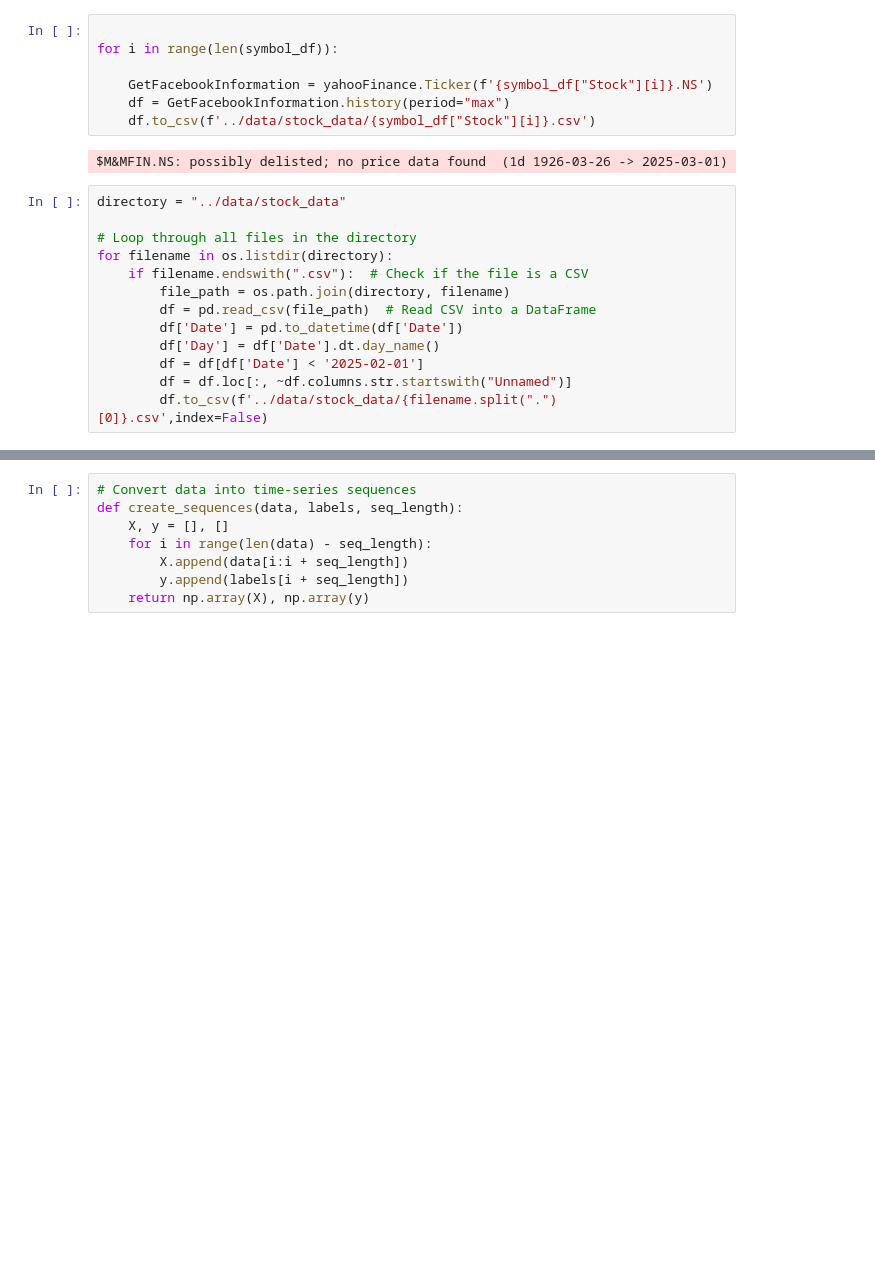
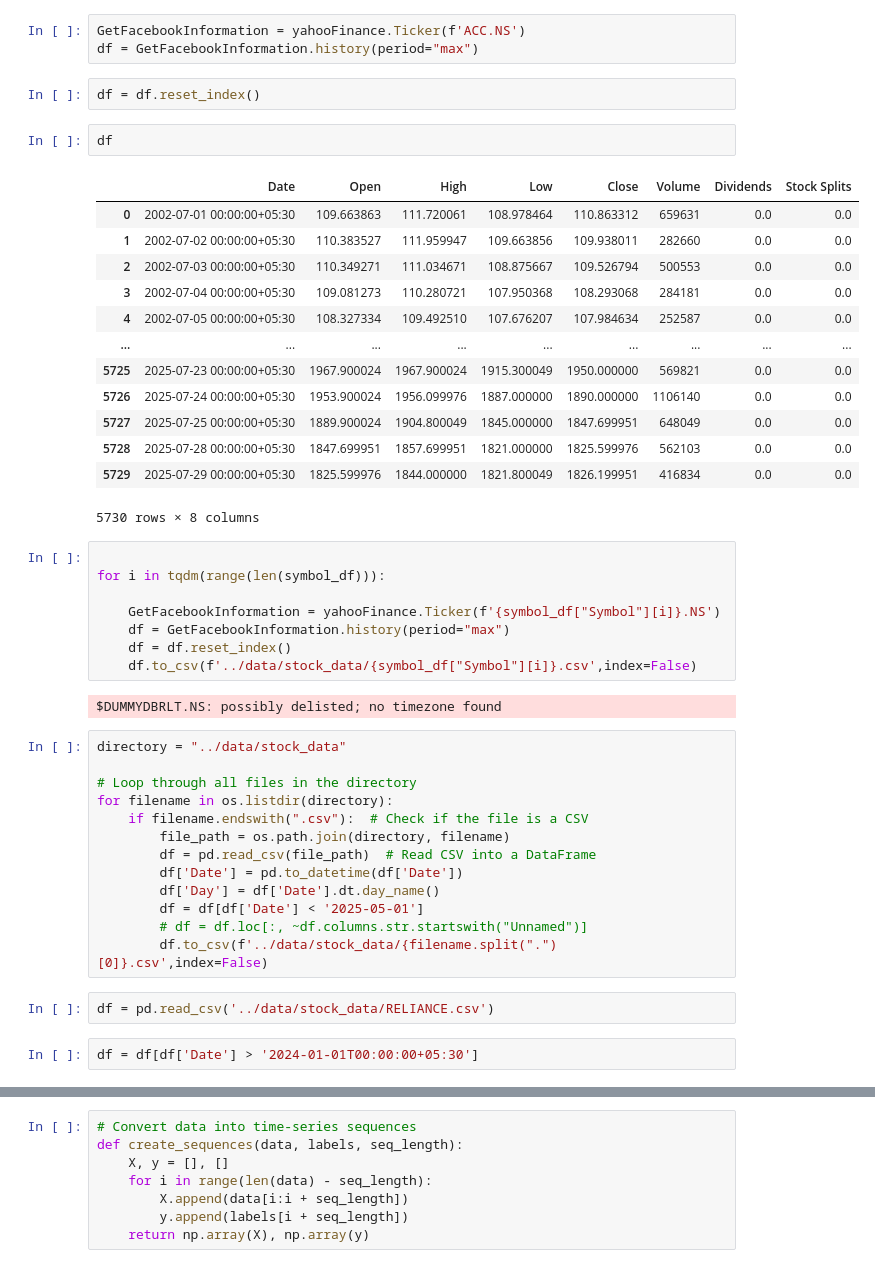
Before and after one commit to sachin27b/ML_Trading, a Jupyter notebook: notebook/pipeline.ipynb, the cells around one changed output, grey strips where cells are left out. Cells and saved outputs as stored; diff of their text form; blank space fills up the shorter version.

```diff
--- a/notebook/pipeline.ipynb
+++ b/notebook/pipeline.ipynb
@@ -23,12 +32,34 @@ symbol_df = pd.read_csv('../data/nifty500list.csv')
+# %%
+GetFacebookInformation = yahooFinance.Ticker(f'ACC.NS')
+df = GetFacebookInformation.history(period="max")
+# %%
+df = df.reset_index()
+# %%
+df
+# %% [output]
+|  | Date | Open | High | Low | Close | Volume | Dividends | Stock Splits |
+| 0 | 2002-07-01 00:00:00+05:30 | 109.663863 | 111.720061 | 108.978464 | 110.863312 | 659631 | 0.0 | 0.0 |
+| 1 | 2002-07-02 00:00:00+05:30 | 110.383527 | 111.959947 | 109.663856 | 109.938011 | 282660 | 0.0 | 0.0 |
+| 2 | 2002-07-03 00:00:00+05:30 | 110.349271 | 111.034671 | 108.875667 | 109.526794 | 500553 | 0.0 | 0.0 |
+| 3 | 2002-07-04 00:00:00+05:30 | 109.081273 | 110.280721 | 107.950368 | 108.293068 | 284181 | 0.0 | 0.0 |
+| 4 | 2002-07-05 00:00:00+05:30 | 108.327334 | 109.492510 | 107.676207 | 107.984634 | 252587 | 0.0 | 0.0 |
+| ... | ... | ... | ... | ... | ... | ... | ... | ... |
+| 5725 | 2025-07-23 00:00:00+05:30 | 1967.900024 | 1967.900024 | 1915.300049 | 1950.000000 | 569821 | 0.0 | 0.0 |
+| 5726 | 2025-07-24 00:00:00+05:30 | 1953.900024 | 1956.099976 | 1887.000000 | 1890.000000 | 1106140 | 0.0 | 0.0 |
+| 5727 | 2025-07-25 00:00:00+05:30 | 1889.900024 | 1904.800049 | 1845.000000 | 1847.699951 | 648049 | 0.0 | 0.0 |
+| 5728 | 2025-07-28 00:00:00+05:30 | 1847.699951 | 1857.699951 | 1821.000000 | 1825.599976 | 562103 | 0.0 | 0.0 |
+| 5729 | 2025-07-29 00:00:00+05:30 | 1825.599976 | 1844.000000 | 1821.800049 | 1826.199951 | 416834 | 0.0 | 0.0 |
+5730 rows × 8 columns
 # %%
 
-for i in range(len(symbol_df)):
+for i in tqdm(range(len(symbol_df))):
 
-    GetFacebookInformation = yahooFinance.Ticker(f'{symbol_df["Stock"][i]}.NS')
+    GetFacebookInformation = yahooFinance.Ticker(f'{symbol_df["Symbol"][i]}.NS')
     df = GetFacebookInformation.history(period="max")
-    df.to_csv(f'../data/stock_data/{symbol_df["Stock"][i]}.csv')
+    df = df.reset_index()
+    df.to_csv(f'../data/stock_data/{symbol_df["Symbol"][i]}.csv',index=False)
 # %% [output]
-$M&MFIN.NS: possibly delisted; no price data found  (1d 1926-03-26 -> 2025-03-01)
+$DUMMYDBRLT.NS: possibly delisted; no timezone found
 # %%
 directory = "../data/stock_data"
 
@@ -39,6 +70,10 @@ for filename in os.listdir(directory):
         df = pd.read_csv(file_path)  # Read CSV into a DataFrame
         df['Date'] = pd.to_datetime(df['Date'])
         df['Day'] = df['Date'].dt.day_name()
-        df = df[df['Date'] < '2025-02-01']
-        df = df.loc[:, ~df.columns.str.startswith("Unnamed")]
+        df = df[df['Date'] < '2025-05-01']
+        # df = df.loc[:, ~df.columns.str.startswith("Unnamed")]
         df.to_csv(f'../data/stock_data/{filename.split(".")[0]}.csv',index=False)
+# %%
+df = pd.read_csv('../data/stock_data/RELIANCE.csv')
+# %%
+df = df[df['Date'] > '2024-01-01T00:00:00+05:30']
```
Also changed, not shown: parts of 5 cells of this notebook, 2 other files.
